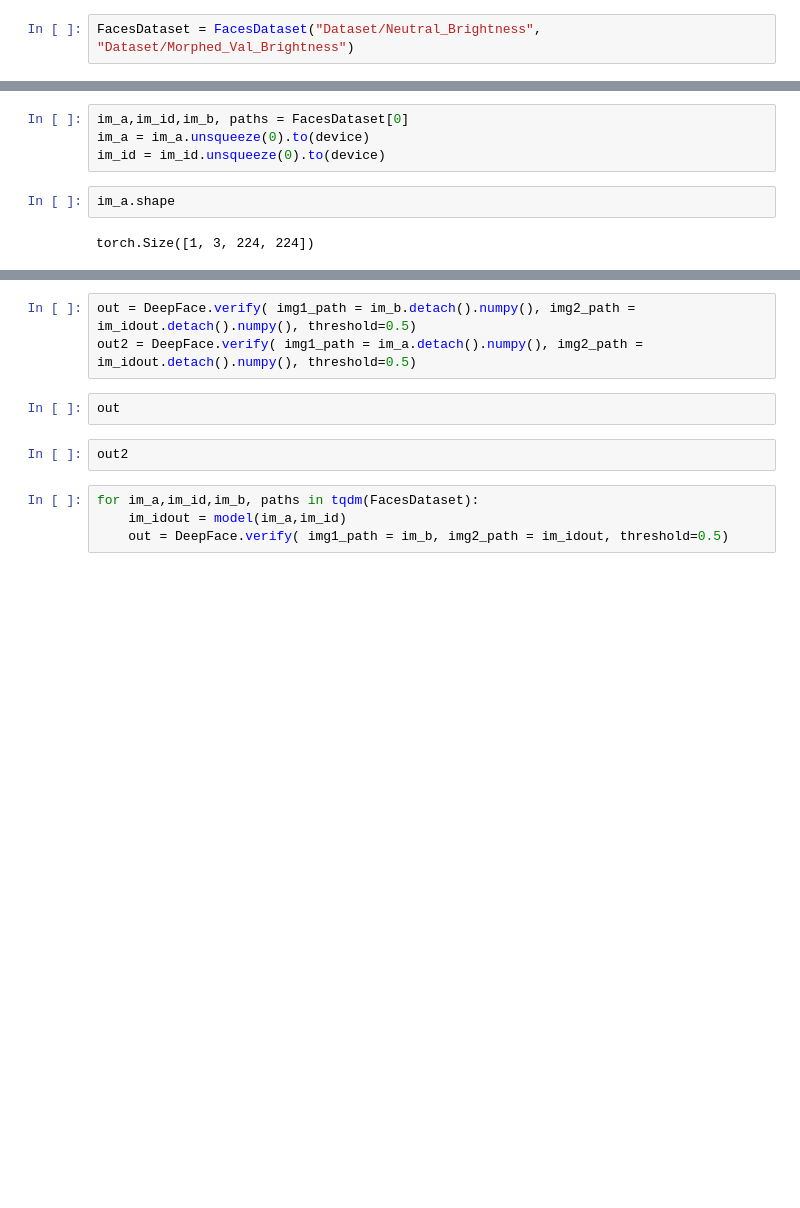
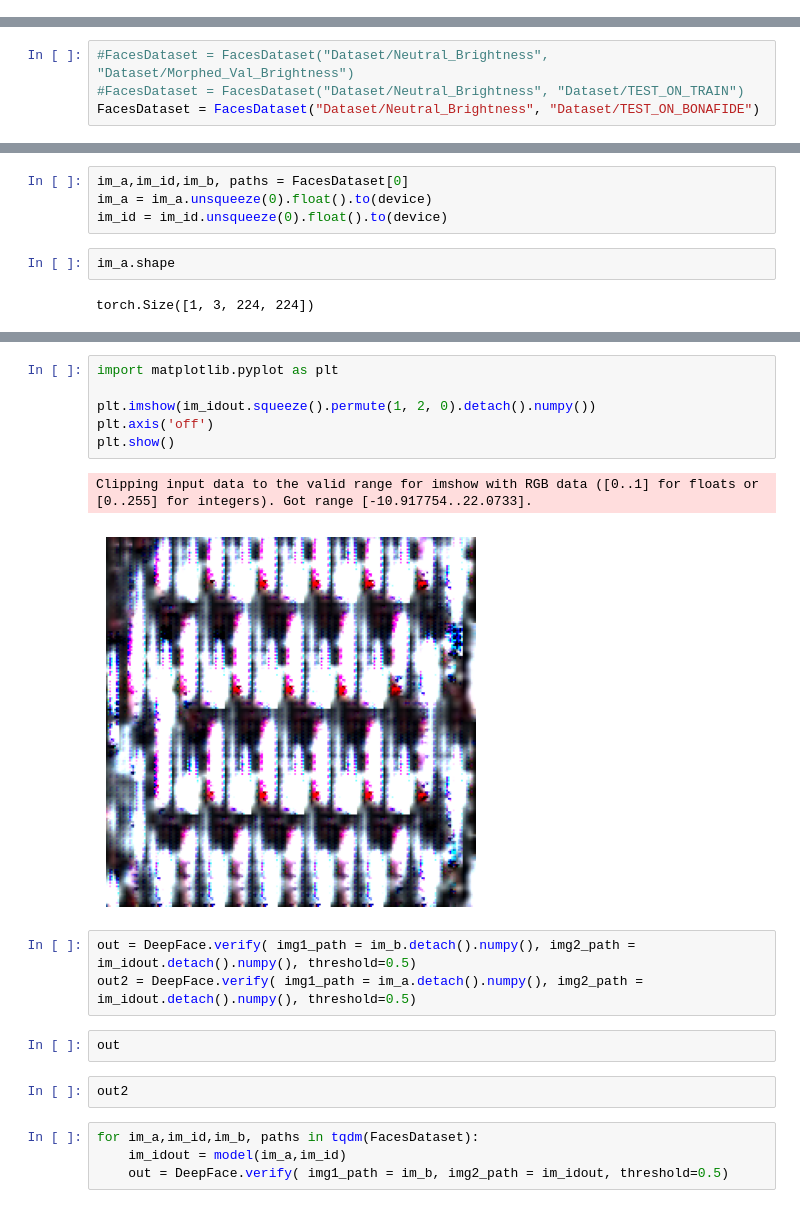
Before and after one commit to maikuvit/DMAD_testing, a Jupyter notebook: model_testing.ipynb, the cells around one changed output, grey strips where cells are left out. Cells and saved outputs as stored; diff of their text form; blank space fills up the shorter version.

Commit message:
tests

```diff
--- a/model_testing.ipynb
+++ b/model_testing.ipynb
@@ -53,2 +54,0 @@ Demorpher(
-# %%
-FacesDataset = FacesDataset("Dataset/Neutral_Brightness", "Dataset/Morphed_Val_Brightness")
@@ -56,0 +55,4 @@ Found 1269 identities.
+# %%
+#FacesDataset = FacesDataset("Dataset/Neutral_Brightness", "Dataset/Morphed_Val_Brightness")
+#FacesDataset = FacesDataset("Dataset/Neutral_Brightness", "Dataset/TEST_ON_TRAIN")
+FacesDataset = FacesDataset("Dataset/Neutral_Brightness", "Dataset/TEST_ON_BONAFIDE")
@@ -57,7 +61,7 @@ Found 1269 identities.
 # %%
 im_a,im_id,im_b, paths = FacesDataset[0]
-im_a = im_a.unsqueeze(0).to(device)
-im_id = im_id.unsqueeze(0).to(device)
+im_a = im_a.unsqueeze(0).float().to(device)
+im_id = im_id.unsqueeze(0).float().to(device)
 # %%
 im_a.shape
 # %% [output]
@@ -87,3 +109,12 @@ im_idout
+# %%
+import matplotlib.pyplot as plt
+
+plt.imshow(im_idout.squeeze().permute(1, 2, 0).detach().numpy())
+plt.axis('off')
+plt.show()
+# %% [output]
+Clipping input data to the valid range for imshow with RGB data ([0..1] for floats or [0..255] for integers). Got range [-10.917754..22.0733].
+[figure, added]
 # %%
 out = DeepFace.verify( img1_path = im_b.detach().numpy(), img2_path = im_idout.detach().numpy(), threshold=0.5)
 out2 = DeepFace.verify( img1_path = im_a.detach().numpy(), img2_path = im_idout.detach().numpy(), threshold=0.5)
```
Also changed, not shown: parts of 6 cells of this notebook, 8 other files.
